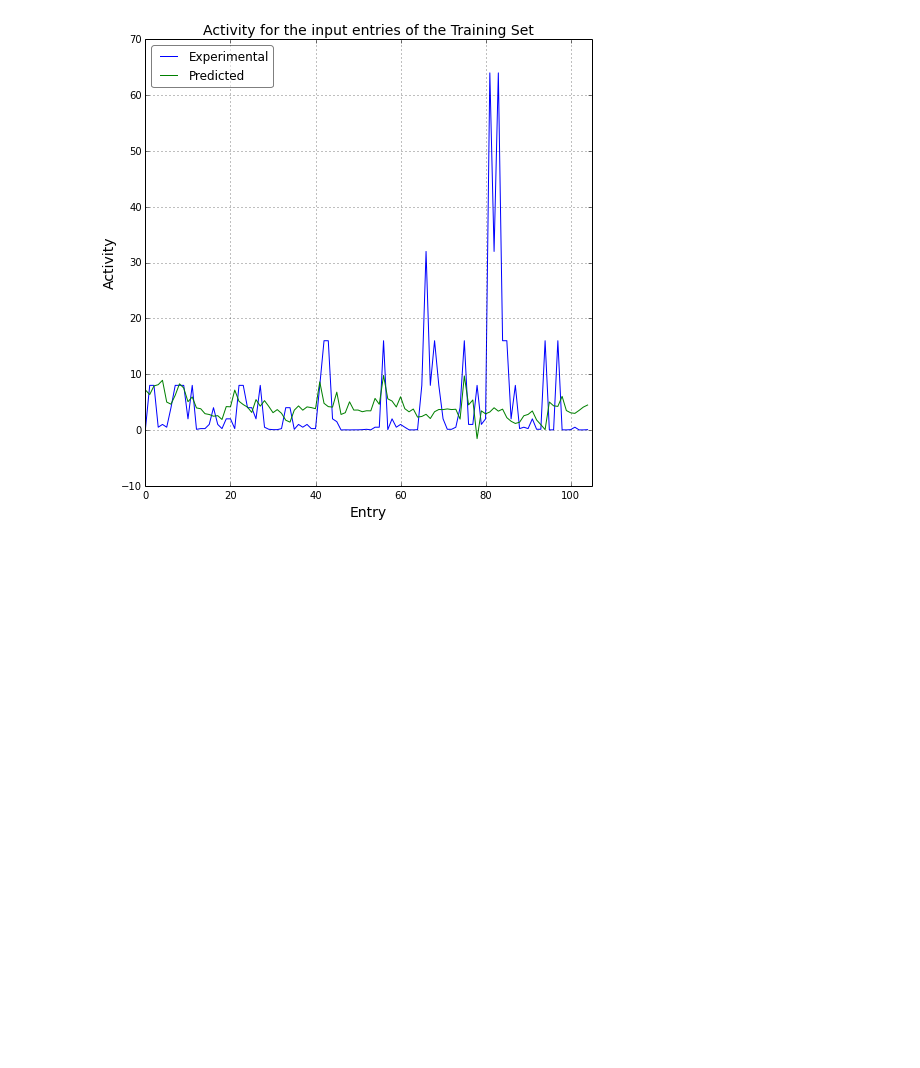
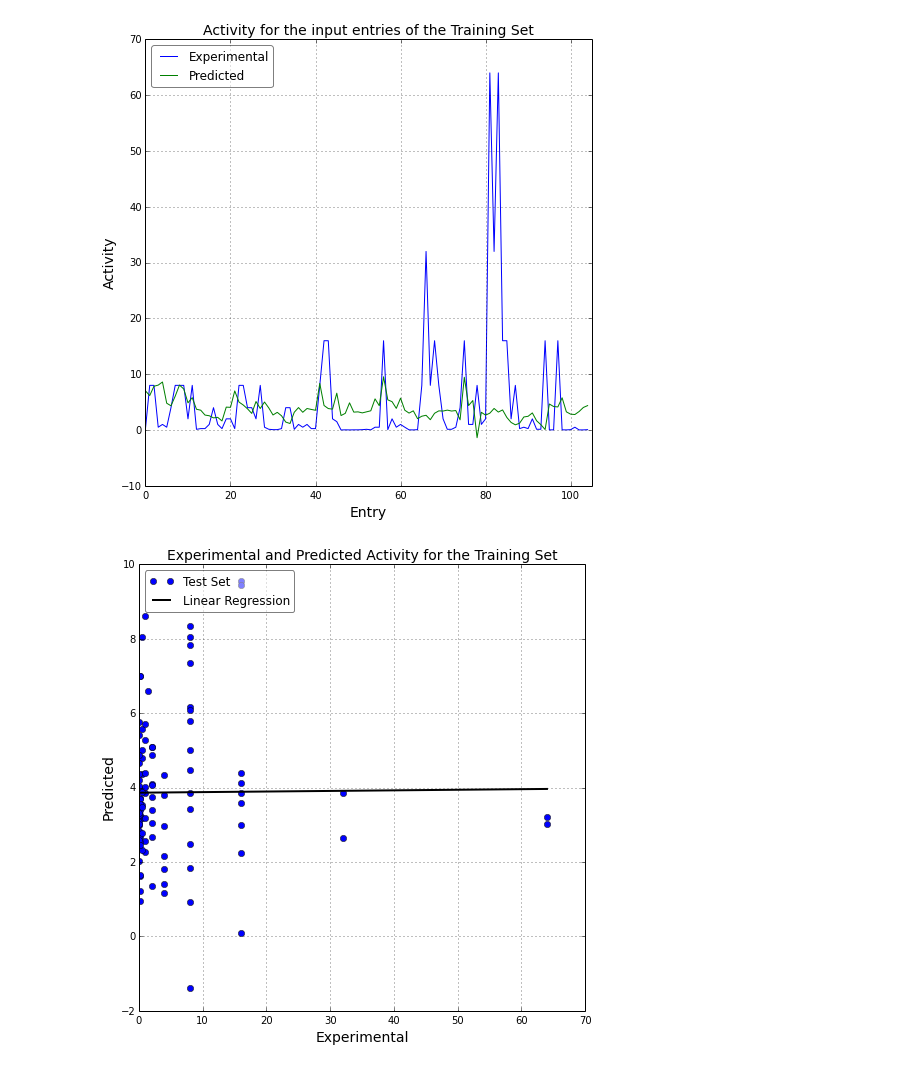
Before and after one commit to cebasfu93/CODE, a Jupyter notebook: CODE.ipynb, the cells around one changed output. Cells and saved outputs as stored; diff of their text form; code cells hidden in the pictures; blank space fills up the shorter version.

```diff
--- a/CODE.ipynb
+++ b/CODE.ipynb
@@ -148,6 +151,22 @@ grid()
 savefig(Nombre + '/ActTrainSet.png')
 # %% [output]
 [figure]
+# %%
+regre_train = stats.linregress(mic_train, modelo(matriz_propiedades_train, parametros_sin_error))
+p_train=arange(min(mic_train), max(mic_train), 0.01)
+lin_train=p*regre_train[0]+ regre_train[1]
+#Grafica la actividad predicha y experimental del Training Set
+figure(figsize=(8,8)); hold=True
+plot(mic_train, modelo(matriz_propiedades_train, parametros_sin_error), 'bo', label='Test Set')
+plot(p_train, lin_train, 'k-', label='Linear Regression', lw=2)
+legend(fancybox=True, loc=2).get_frame().set_alpha(0.5)
+title('Experimental and Predicted Activity for the Training Set', fontsize=tamano)
+xlabel('Experimental', fontsize=tamano)
+ylabel('Predicted', fontsize=tamano)
+grid()
+savefig(Nombre + '/ActTrainSetPredExp.png')
+# %% [output]
+[figure, added]
 # %%
 #Grafica la actividad predicha y experimental del Test Set en funcion de la entrada
 figure(figsize=(8,8)); hold=True
```
Also changed, not shown: parts of 7 cells of this notebook, 10 other files.
